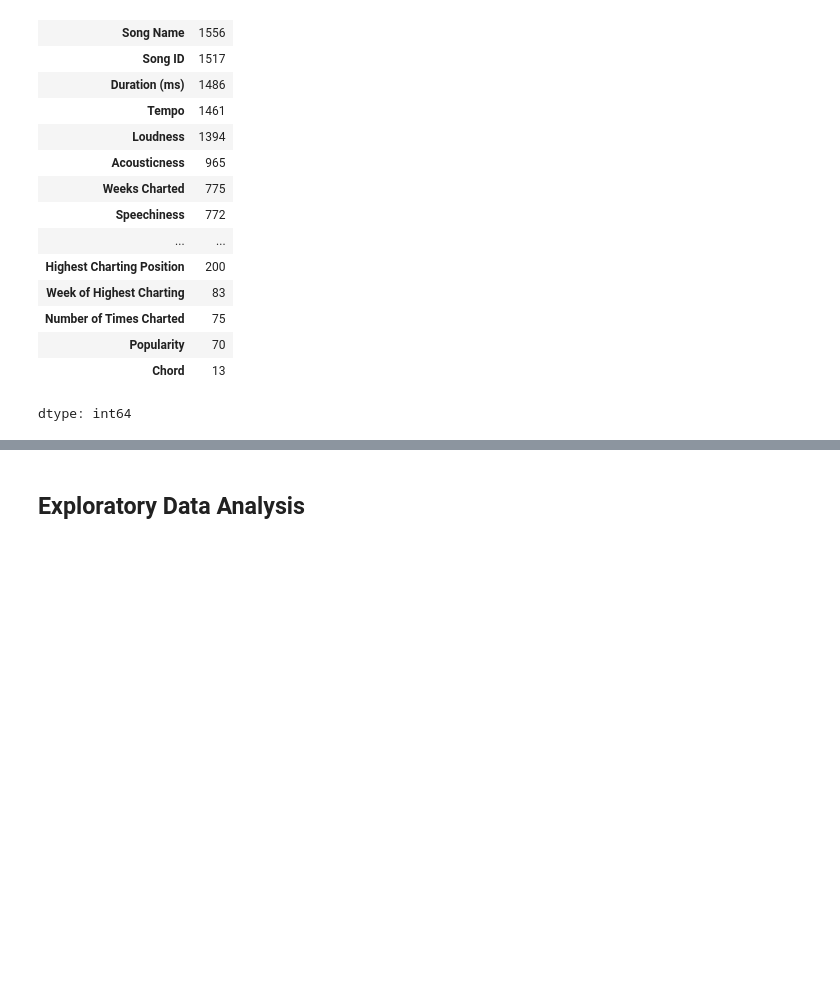
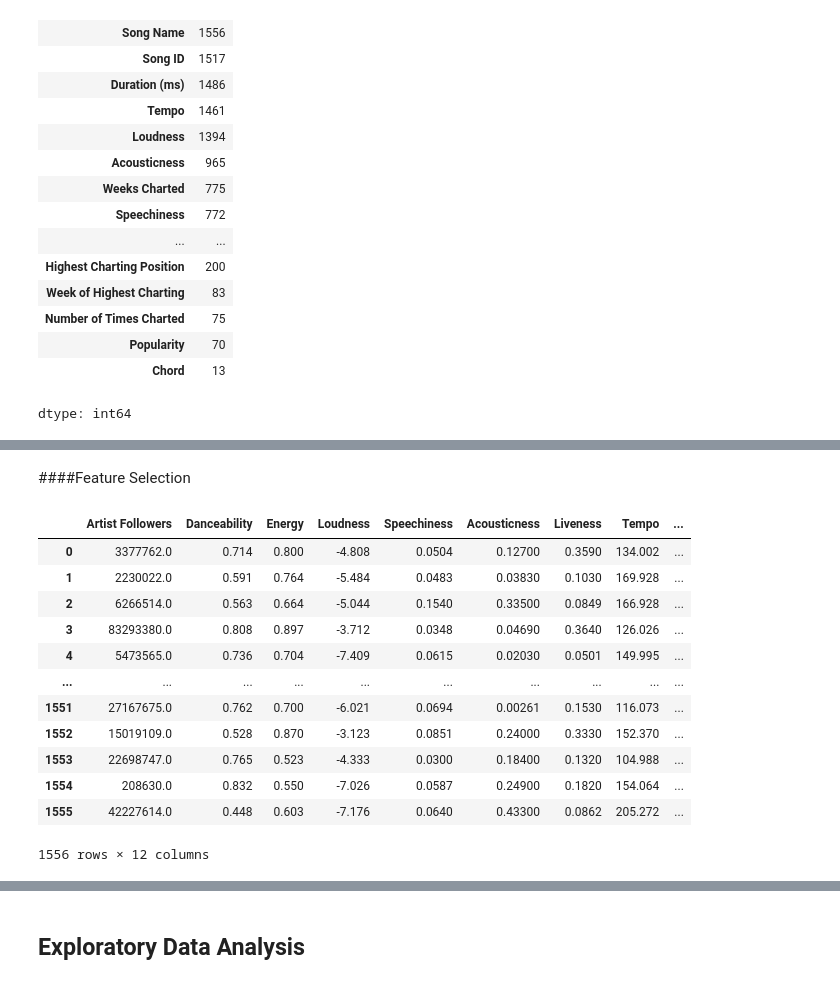
Before and after one commit to baut-jc/DDDS-My-Projects, a Jupyter notebook: Project-4/Project_4_Spotify.ipynb, the cells around one changed output, grey strips where cells are left out. Cells and saved outputs as stored; diff of their text form; code cells hidden in the pictures; blank space fills up the shorter version.

```diff
--- a/Project-4/Project_4_Spotify.ipynb
+++ b/Project-4/Project_4_Spotify.ipynb
@@ -157,0 +303,27 @@ np.int64(0)
+# %% [markdown]
+####Feature Selection
+# %%
+target = 'Popularity'
+features_to_drop = [
+    'Index', 'Highest Charting Position', 'Number of Times Charted',
+    'Week of Highest Charting', 'Song Name', 'Streams', 'Song ID',
+    'Artist', 'Genre', 'Release Date', 'Weeks Charted', 'Chord'
+]
+
+predictors = df.drop(columns=[target] + features_to_drop)
+
+predictors
+# %% [output]
+|  | Artist Followers | Danceability | Energy | Loudness | Speechiness | Acousticness | Liveness | Tempo | ... |
+| 0 | 3377762.0 | 0.714 | 0.800 | -4.808 | 0.0504 | 0.12700 | 0.3590 | 134.002 | ... |
+| 1 | 2230022.0 | 0.591 | 0.764 | -5.484 | 0.0483 | 0.03830 | 0.1030 | 169.928 | ... |
+| 2 | 6266514.0 | 0.563 | 0.664 | -5.044 | 0.1540 | 0.33500 | 0.0849 | 166.928 | ... |
+| 3 | 83293380.0 | 0.808 | 0.897 | -3.712 | 0.0348 | 0.04690 | 0.3640 | 126.026 | ... |
+| 4 | 5473565.0 | 0.736 | 0.704 | -7.409 | 0.0615 | 0.02030 | 0.0501 | 149.995 | ... |
+| ... | ... | ... | ... | ... | ... | ... | ... | ... | ... |
+| 1551 | 27167675.0 | 0.762 | 0.700 | -6.021 | 0.0694 | 0.00261 | 0.1530 | 116.073 | ... |
+| 1552 | 15019109.0 | 0.528 | 0.870 | -3.123 | 0.0851 | 0.24000 | 0.3330 | 152.370 | ... |
+| 1553 | 22698747.0 | 0.765 | 0.523 | -4.333 | 0.0300 | 0.18400 | 0.1320 | 104.988 | ... |
+| 1554 | 208630.0 | 0.832 | 0.550 | -7.026 | 0.0587 | 0.24900 | 0.1820 | 154.064 | ... |
+| 1555 | 42227614.0 | 0.448 | 0.603 | -7.176 | 0.0640 | 0.43300 | 0.0862 | 205.272 | ... |
+1556 rows × 12 columns
```
Also changed, not shown: parts of 21 cells of this notebook.
